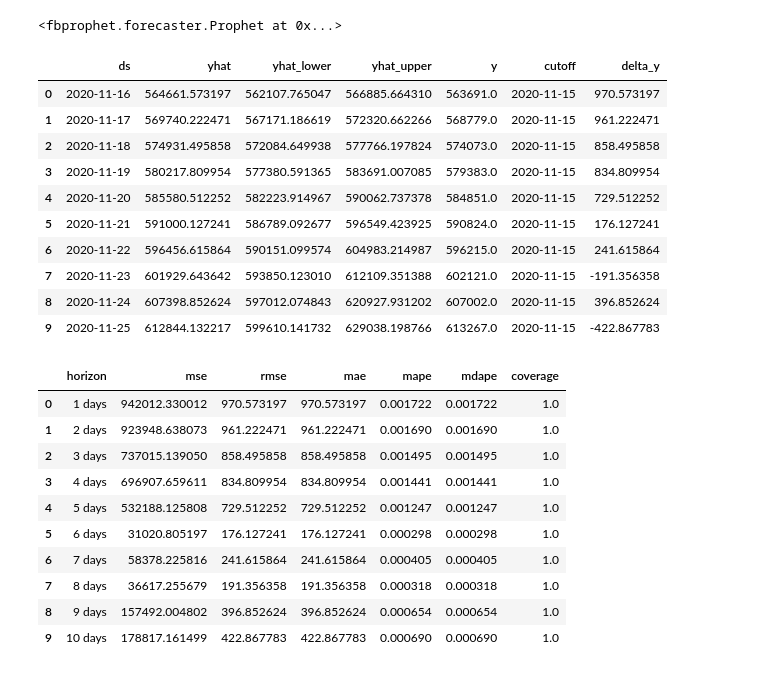
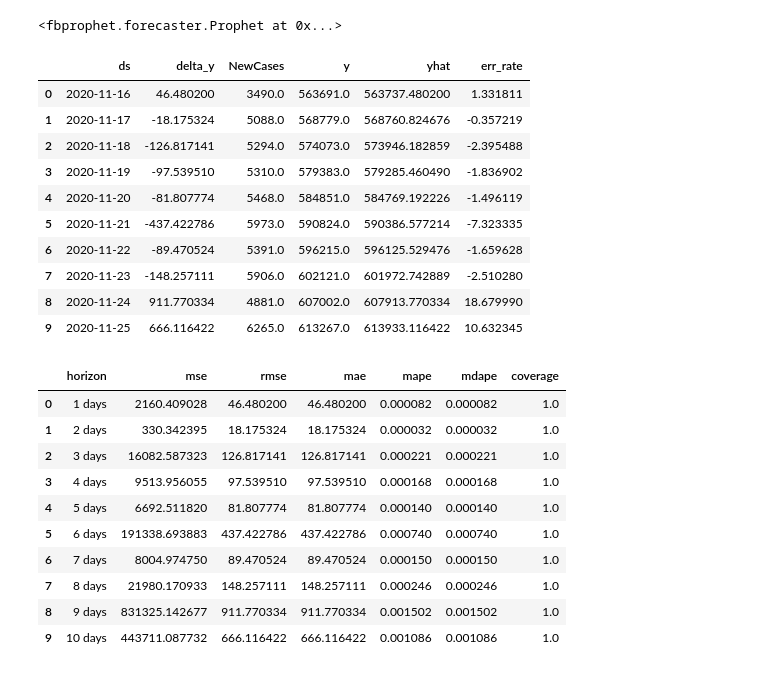
Before and after one commit to brookzhcn/covid-xprize-prawn, a Jupyter notebook: prawn/prophet_predictor.ipynb, the cells around one changed output. Drawn from its saved outputs; the diff is of its cells as text; code cells hidden in the pictures.

```diff
--- a/prawn/prophet_predictor.ipynb
+++ b/prawn/prophet_predictor.ipynb
@@ -11,21 +11,23 @@ model = Prophet(holidays_prior_scale=1, changepoint_prior_scale=0.5,
                 yearly_seasonality=False,
                 daily_seasonality=False,
                 weekly_seasonality=False)
-model.add_seasonality(name='halfly', period=210, fourier_order=5)
+model.add_seasonality(name='halfly', period=210, fourier_order=4)
 #model.add_country_holidays('US')
 # %% [output]
 <fbprophet.forecaster.Prophet at 0x...>
 # %%
 data_processor = DataProcessor()
 df = data_processor.df
-df = df[df['GeoID'] == 'United States / New York'].copy()
+m1 = df['GeoID'] == 'United States / New York'
+# m2 = df['NewCases']>0
+df = df[ m1 ].copy()
 df['ds'] = df['Date']
-df['y'] = df['ConfirmedCases']+1
-cap = 1000000
+df['y'] = df['ConfirmedCases'] + 1
+cap = 900000
 df['cap'] = cap
 df['floor'] = 0
-df.tail()
-df[df['NewCases']==0]
+df.head()
+#df[df['NewCases']<10]
 # %% [output]
 ['Brazil' 'United Kingdom' 'United States']
 |  | CountryName | RegionName | GeoID | Date | ConfirmedCases | ConfirmedDeaths | Population | ... |
@@ -74,38 +65,41 @@ model.fit(df)
 # %%
 from fbprophet.diagnostics import cross_validation
 cutoffs = pd.to_datetime(['2020-11-15'])
 df_cv = cross_validation(model,cutoffs=cutoffs , horizon = '30 days')
 df_cv['delta_y'] =df_cv['yhat']-df_cv['y']
-df_cv
+df_cv['Date'] = df_cv['ds']
+df_cv = df_cv.merge(df, on=['Date'], how='left', suffixes=('', '_y'))
+df_cv['err_rate'] = df_cv['delta_y']/df_cv['NewCases'] * 100
+df_cv[['ds','delta_y','NewCases', 'y', 'yhat', 'err_rate']]
+#df_cv.columns
 # %% [output]
-|  | ds | yhat | yhat_lower | yhat_upper | y | cutoff | delta_y |
-| 0 | 2020-11-16 | 564661.573197 | 562107.765047 | 566885.664310 | 563691.0 | 2020-11-15 | 970.573197 |
-| 1 | 2020-11-17 | 569740.222471 | 567171.186619 | 572320.662266 | 568779.0 | 2020-11-15 | 961.222471 |
-| 2 | 2020-11-18 | 574931.495858 | 572084.649938 | 577766.197824 | 574073.0 | 2020-11-15 | 858.495858 |
-| 3 | 2020-11-19 | 580217.809954 | 577380.591365 | 583691.007085 | 579383.0 | 2020-11-15 | 834.809954 |
-| 4 | 2020-11-20 | 585580.512252 | 582223.914967 | 590062.737378 | 584851.0 | 2020-11-15 | 729.512252 |
-| 5 | 2020-11-21 | 591000.127241 | 586789.092677 | 596549.423925 | 590824.0 | 2020-11-15 | 176.127241 |
-| 6 | 2020-11-22 | 596456.615864 | 590151.099574 | 604983.214987 | 596215.0 | 2020-11-15 | 241.615864 |
-| 7 | 2020-11-23 | 601929.643642 | 593850.123010 | 612109.351388 | 602121.0 | 2020-11-15 | -191.356358 |
-| 8 | 2020-11-24 | 607398.852624 | 597012.074843 | 620927.931202 | 607002.0 | 2020-11-15 | 396.852624 |
-| 9 | 2020-11-25 | 612844.132217 | 599610.141732 | 629038.198766 | 613267.0 | 2020-11-15 | -422.867783 |
+|  | ds | delta_y | NewCases | y | yhat | err_rate |
+| 0 | 2020-11-16 | 46.480200 | 3490.0 | 563691.0 | 563737.480200 | 1.331811 |
+| 1 | 2020-11-17 | -18.175324 | 5088.0 | 568779.0 | 568760.824676 | -0.357219 |
+| 2 | 2020-11-18 | -126.817141 | 5294.0 | 574073.0 | 573946.182859 | -2.395488 |
+| 3 | 2020-11-19 | -97.539510 | 5310.0 | 579383.0 | 579285.460490 | -1.836902 |
+| 4 | 2020-11-20 | -81.807774 | 5468.0 | 584851.0 | 584769.192226 | -1.496119 |
+| 5 | 2020-11-21 | -437.422786 | 5973.0 | 590824.0 | 590386.577214 | -7.323335 |
+| 6 | 2020-11-22 | -89.470524 | 5391.0 | 596215.0 | 596125.529476 | -1.659628 |
+| 7 | 2020-11-23 | -148.257111 | 5906.0 | 602121.0 | 601972.742889 | -2.510280 |
+| 8 | 2020-11-24 | 911.770334 | 4881.0 | 607002.0 | 607913.770334 | 18.679990 |
+| 9 | 2020-11-25 | 666.116422 | 6265.0 | 613267.0 | 613933.116422 | 10.632345 |
 # %%
 from fbprophet.diagnostics import performance_metrics
-
 df_p = performance_metrics(df_cv)
 df_p
 # %% [output]
 |  | horizon | mse | rmse | mae | mape | mdape | coverage |
-| 0 | 1 days | 942012.330012 | 970.573197 | 970.573197 | 0.001722 | 0.001722 | 1.0 |
-| 1 | 2 days | 923948.638073 | 961.222471 | 961.222471 | 0.001690 | 0.001690 | 1.0 |
-| 2 | 3 days | 737015.139050 | 858.495858 | 858.495858 | 0.001495 | 0.001495 | 1.0 |
-| 3 | 4 days | 696907.659611 | 834.809954 | 834.809954 | 0.001441 | 0.001441 | 1.0 |
-| 4 | 5 days | 532188.125808 | 729.512252 | 729.512252 | 0.001247 | 0.001247 | 1.0 |
-| 5 | 6 days | 31020.805197 | 176.127241 | 176.127241 | 0.000298 | 0.000298 | 1.0 |
-| 6 | 7 days | 58378.225816 | 241.615864 | 241.615864 | 0.000405 | 0.000405 | 1.0 |
-| 7 | 8 days | 36617.255679 | 191.356358 | 191.356358 | 0.000318 | 0.000318 | 1.0 |
-| 8 | 9 days | 157492.004802 | 396.852624 | 396.852624 | 0.000654 | 0.000654 | 1.0 |
-| 9 | 10 days | 178817.161499 | 422.867783 | 422.867783 | 0.000690 | 0.000690 | 1.0 |
+| 0 | 1 days | 2160.409028 | 46.480200 | 46.480200 | 0.000082 | 0.000082 | 1.0 |
+| 1 | 2 days | 330.342395 | 18.175324 | 18.175324 | 0.000032 | 0.000032 | 1.0 |
+| 2 | 3 days | 16082.587323 | 126.817141 | 126.817141 | 0.000221 | 0.000221 | 1.0 |
+| 3 | 4 days | 9513.956055 | 97.539510 | 97.539510 | 0.000168 | 0.000168 | 1.0 |
+| 4 | 5 days | 6692.511820 | 81.807774 | 81.807774 | 0.000140 | 0.000140 | 1.0 |
+| 5 | 6 days | 191338.693883 | 437.422786 | 437.422786 | 0.000740 | 0.000740 | 1.0 |
+| 6 | 7 days | 8004.974750 | 89.470524 | 89.470524 | 0.000150 | 0.000150 | 1.0 |
+| 7 | 8 days | 21980.170933 | 148.257111 | 148.257111 | 0.000246 | 0.000246 | 1.0 |
+| 8 | 9 days | 831325.142677 | 911.770334 | 911.770334 | 0.001502 | 0.001502 | 1.0 |
+| 9 | 10 days | 443711.087732 | 666.116422 | 666.116422 | 0.001086 | 0.001086 | 1.0 |
 # %%
 future = model.make_future_dataframe(periods=30)
 future['cap'] = cap
```
Also changed, not shown: parts of 6 cells of this notebook.
